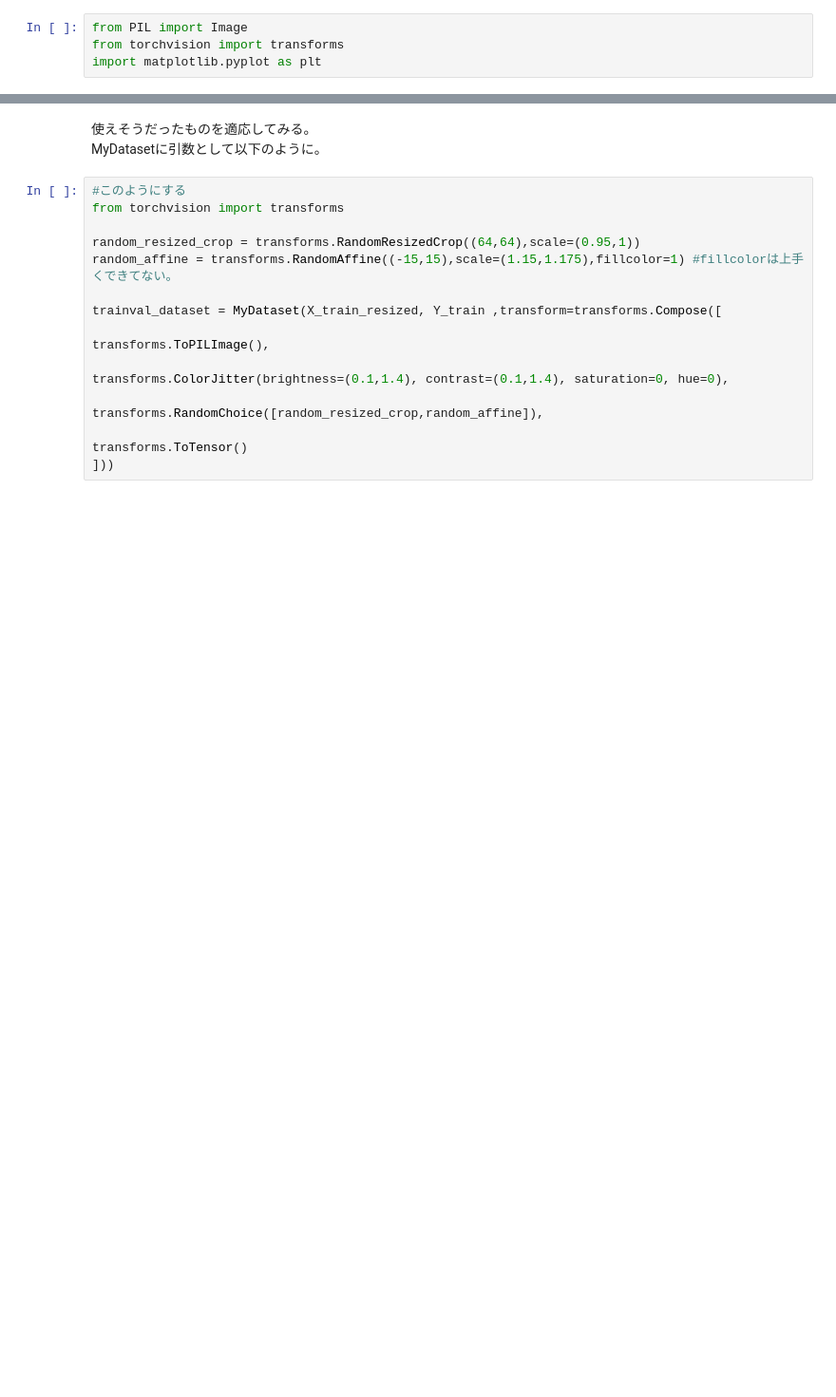
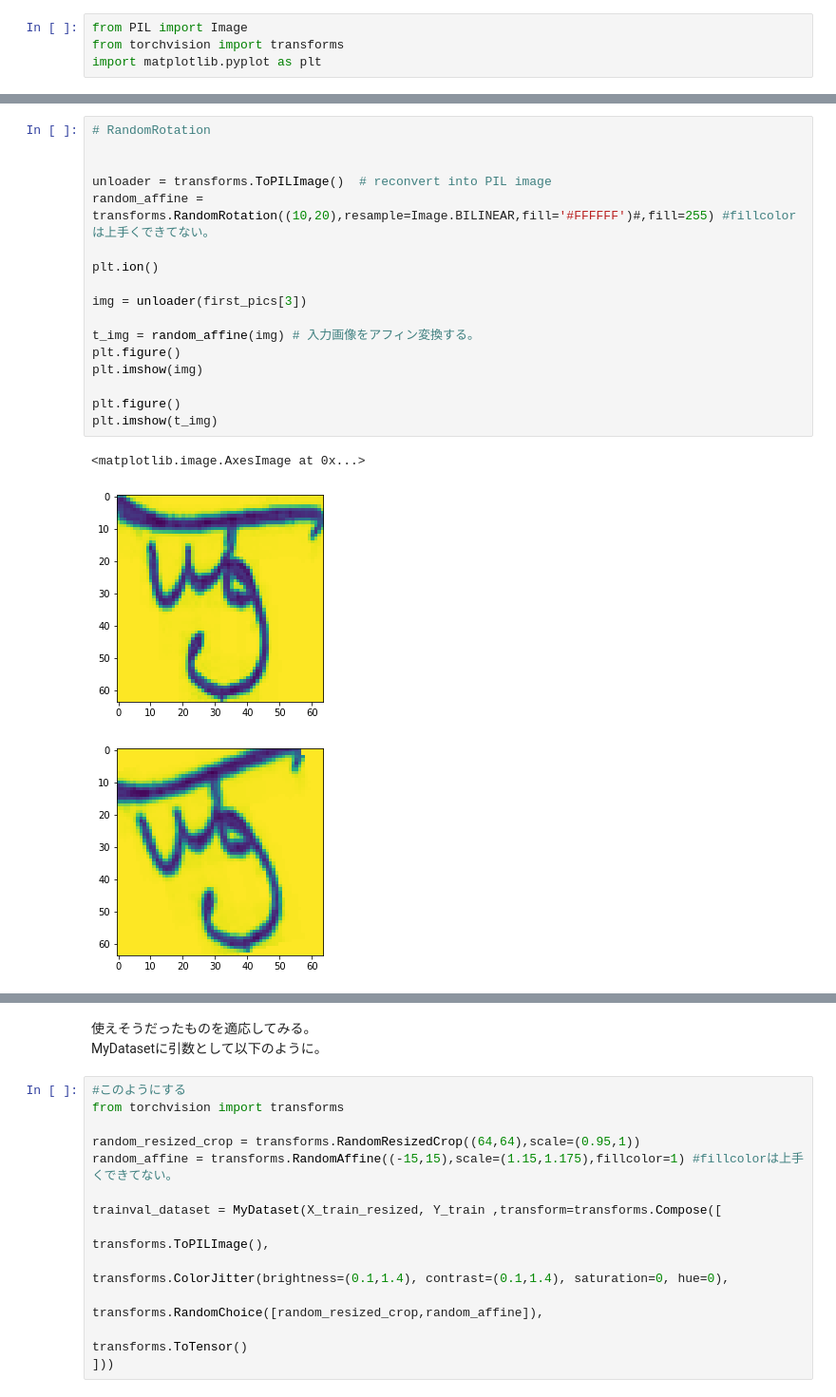
Before and after one commit to mqcmd196/KKB-kaggle, a Jupyter notebook: bengaliai-cv19/notebooks/ data-inflated.ipynb, the cells around one changed output, grey strips where cells are left out. Shown: that part at 95% size. Drawn from its saved outputs; the diff is of its cells as text; blank space fills up the shorter version.

```diff
--- a/bengaliai-cv19/notebooks/ data-inflated.ipynb
+++ b/bengaliai-cv19/notebooks/ data-inflated.ipynb
@@ -432,0 +476,21 @@ tensor([[[0.1137, 0.1020, 0.0863,  ..., 0.1216, 0.1216, 0.1216],
+# %%
+# RandomRotation
+
+
+unloader = transforms.ToPILImage()  # reconvert into PIL image
+random_affine = transforms.RandomRotation((10,20),resample=Image.BILINEAR,fill='#FFFFFF')#,fill=255) #fillcolorは上手くできてない。
+
+plt.ion()
+
+img = unloader(first_pics[3])
+
+t_img = random_affine(img) # 入力画像をアフィン変換する。
+plt.figure()
+plt.imshow(img)
+
+plt.figure()
+plt.imshow(t_img)
+# %% [output]
+<matplotlib.image.AxesImage at 0x...>
+[figure, added]
+[figure, added]
```
Also changed, not shown: parts of 20 cells of this notebook.
